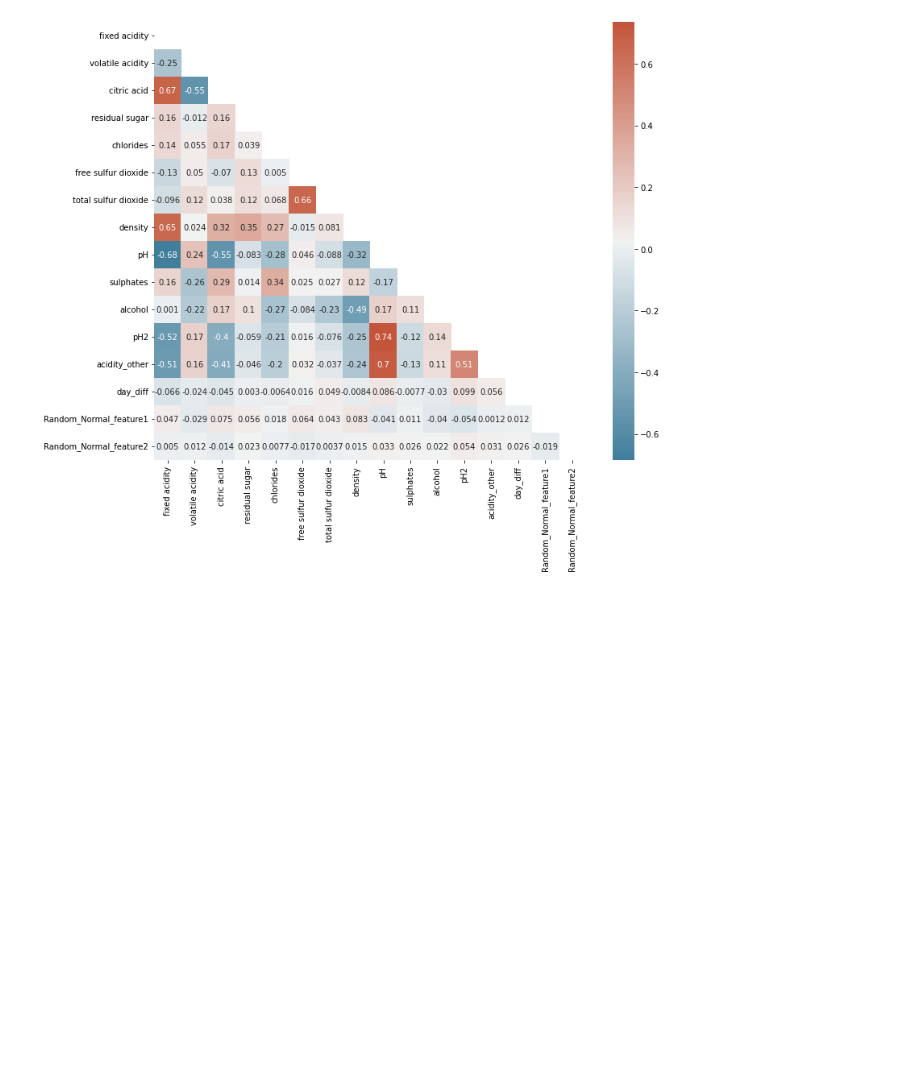
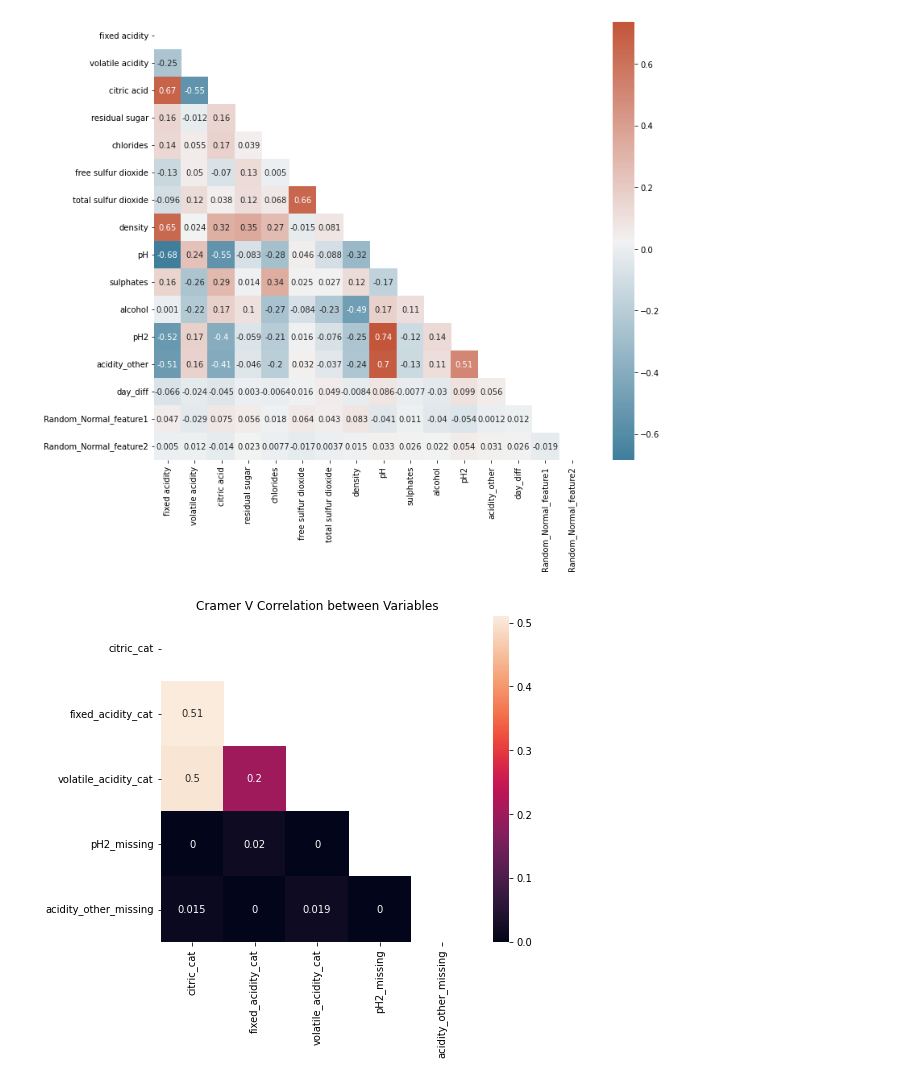
Before and after one commit to guillaumeovf/CarLoanDefault, a Jupyter notebook: wine_quality.ipynb, the cells around one changed output. Cells and saved outputs as stored; diff of their text form; code cells hidden in the pictures; blank space fills up the shorter version.

```diff
--- a/wine_quality.ipynb
+++ b/wine_quality.ipynb
@@ -1152,3 +1132,36 @@ sns.heatmap(corr, annot=True, mask = mask, cmap=cmap)
 # %% [output]
 <matplotlib.axes._subplots.AxesSubplot at 0x...>
 [figure]
+# %%
+def cramers_corrected_stat(confusion_matrix):
+    """ calculate Cramers V statistic for categorical-categorical association.
+        uses correction from Bergsma and Wicher,
+        Journal of the Korean Statistical Society 42 (2013): 323-328
+    """
+    chi2 = ss.chi2_contingency(confusion_matrix)[0]
+    n = confusion_matrix.sum().sum()
+    phi2 = chi2/n
+    r,k = confusion_matrix.shape
+    phi2corr = max(0, phi2 - ((k-1)*(r-1))/(n-1))
+    rcorr = r - ((r-1)**2)/(n-1)
+    kcorr = k - ((k-1)**2)/(n-1)
+    return np.sqrt(phi2corr / min( (kcorr-1), (rcorr-1)))
+
+
+cat_feature_analyze_correlation = ['citric_cat', 'fixed_acidity_cat', 'volatile_acidity_cat', 'pH2_missing', 'acidity_other_missing']
+corrM = np.zeros((len(cat_feature_analyze_correlation),len(cat_feature_analyze_correlation)))
+# there's probably a nice pandas way to do this
+for col1, col2 in itertools.combinations(cat_feature_analyze_correlation, 2):
+    idx1, idx2 = cat_feature_analyze_correlation.index(col1), cat_feature_analyze_correlation.index(col2)
+    corrM[idx1, idx2] = cramers_corrected_stat(pd.crosstab(train[col1], train[col2]))
+    corrM[idx2, idx1] = corrM[idx1, idx2]
+
+corr_cramV = pd.DataFrame(corrM, index=cat_feature_analyze_correlation, columns=cat_feature_analyze_correlation)
+mask = np.triu(np.ones_like(corr_cramV, dtype=bool))
+
+fig, ax = plt.subplots(figsize=(7, 6))
+ax = sns.heatmap(corr_cramV, annot=True, ax=ax, mask=mask)
+ax.set_title("Cramer V Correlation between Variables")
+plt.show()
+# %% [output]
+[figure, added]
```
Also changed, not shown: parts of 3 cells of this notebook.
